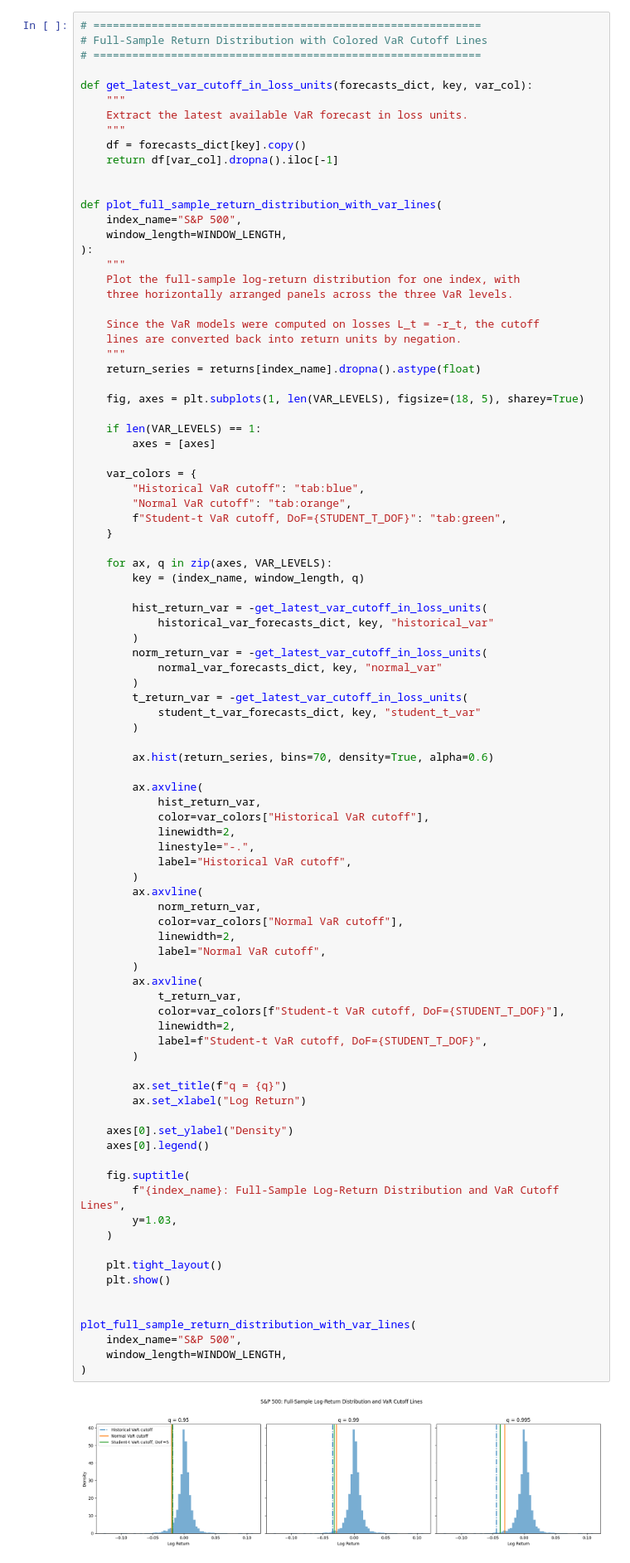
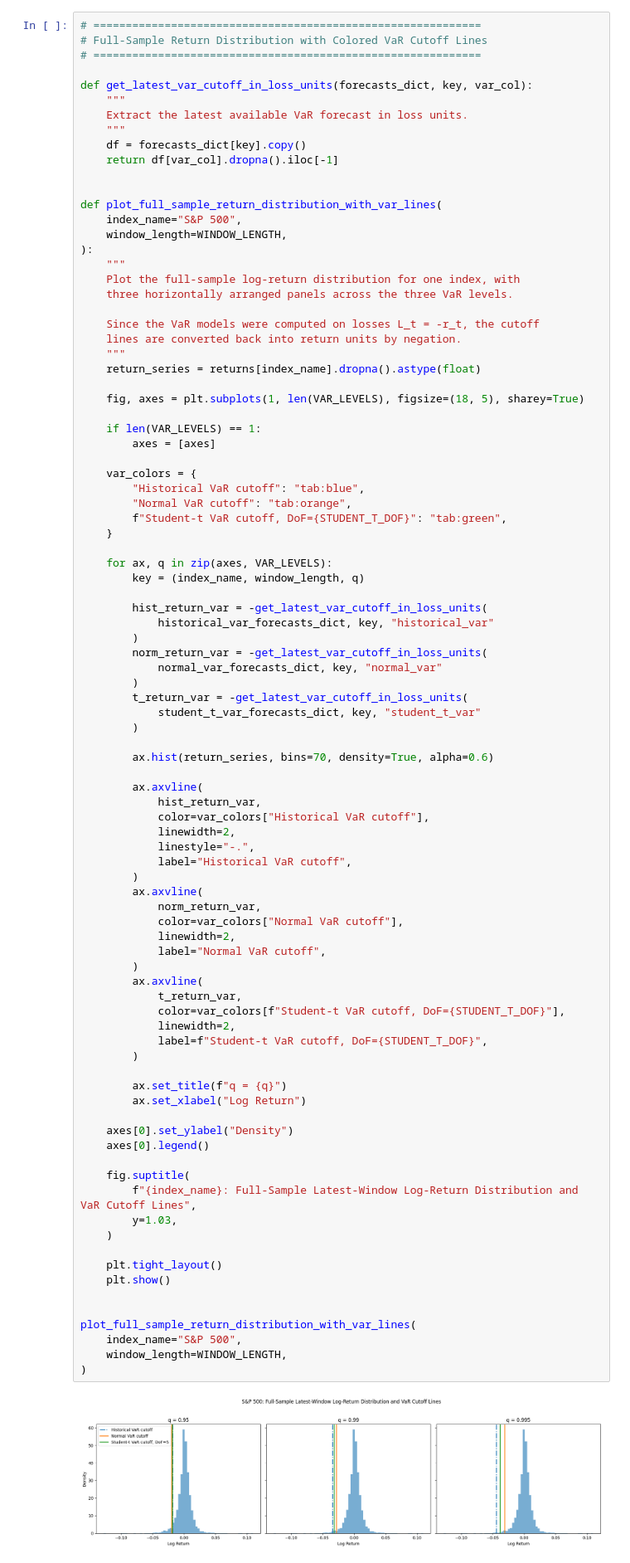
Before and after one commit to BenjaminZYT/Risk-Management, a Jupyter notebook: VaRs_and_CVaRs/01_The_Baseline_VaRs.ipynb, the cells around one changed output. Shown at 83% size. Saved outputs shown, nothing was run; the diff lists cells and outputs as text.

```diff
--- a/VaRs_and_CVaRs/01_The_Baseline_VaRs.ipynb
+++ b/VaRs_and_CVaRs/01_The_Baseline_VaRs.ipynb
@@ -2303,32 +2305,32 @@ def plot_full_sample_return_distribution_with_var_lines(
             color=var_colors["Normal VaR cutoff"],
             linewidth=2,
             label="Normal VaR cutoff",
         )
         ax.axvline(
             t_return_var,
             color=var_colors[f"Student-t VaR cutoff, DoF={STUDENT_T_DOF}"],
             linewidth=2,
             label=f"Student-t VaR cutoff, DoF={STUDENT_T_DOF}",
         )
 
         ax.set_title(f"q = {q}")
         ax.set_xlabel("Log Return")
 
     axes[0].set_ylabel("Density")
     axes[0].legend()
 
     fig.suptitle(
-        f"{index_name}: Full-Sample Log-Return Distribution and VaR Cutoff Lines",
+        f"{index_name}: Full-Sample Latest-Window Log-Return Distribution and VaR Cutoff Lines",
         y=1.03,
     )
 
     plt.tight_layout()
     plt.show()
 
 
 plot_full_sample_return_distribution_with_var_lines(
     index_name="S&P 500",
     window_length=WINDOW_LENGTH,
 )
 # %% [output]
-[figure, old version]
+[figure, new version]
```
Also changed, not shown: parts of 9 cells of this notebook.
